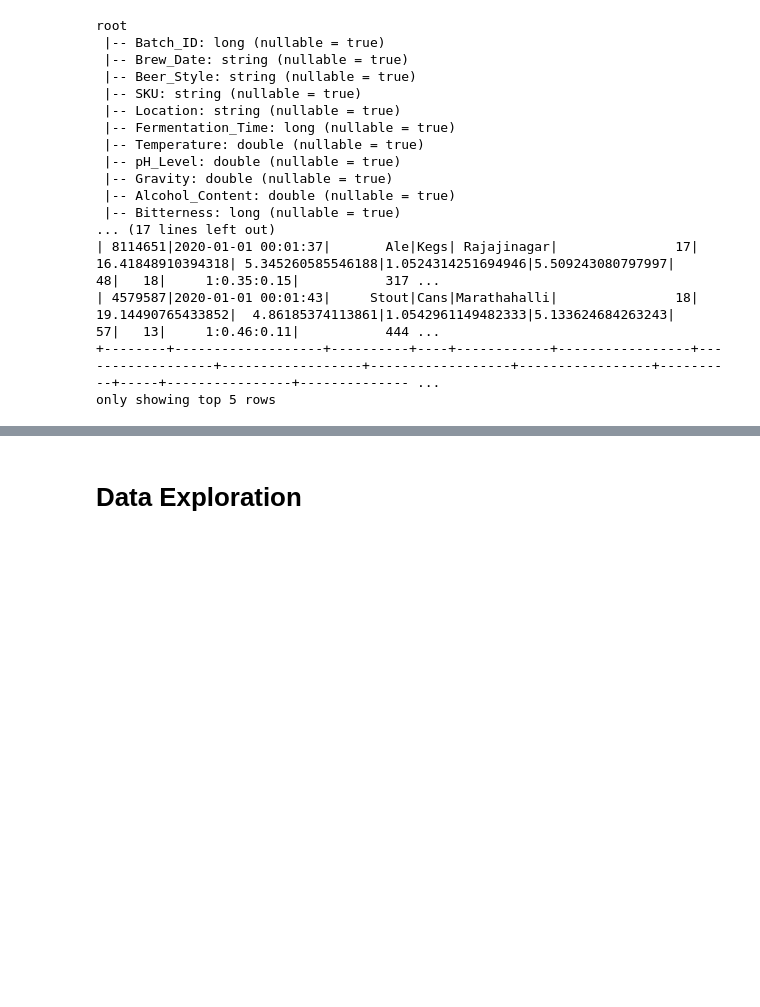
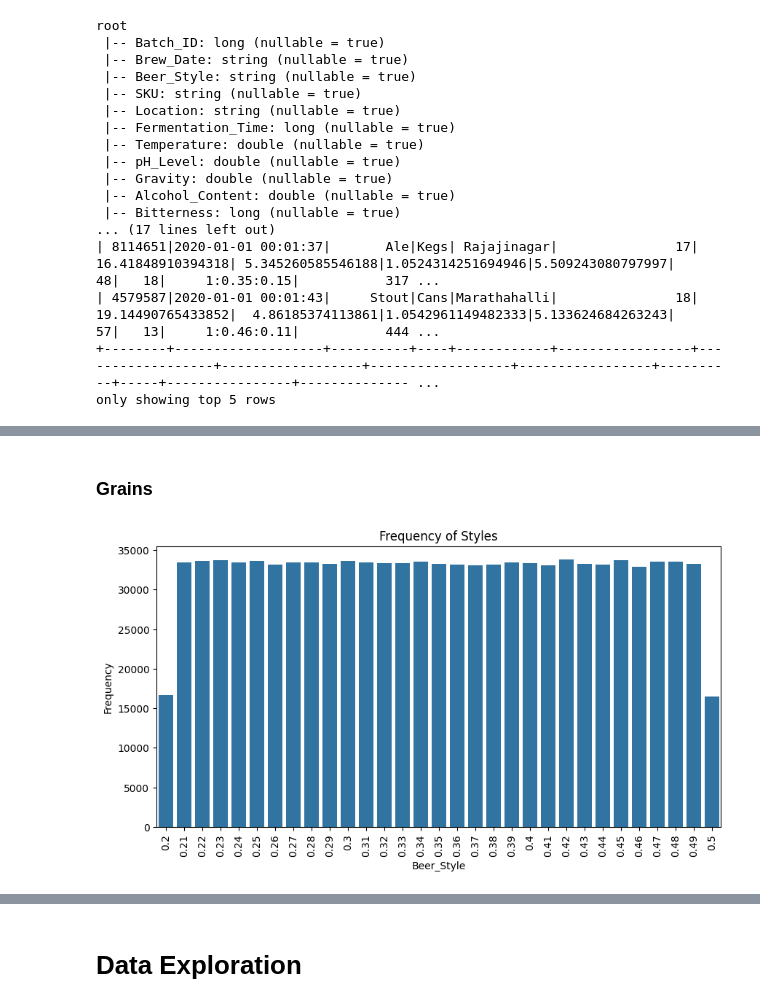
Before and after one commit to VincenzoRocchi/DDAM, a Jupyter notebook: code/Brewery.ipynb, the cells around one changed output, grey strips where cells are left out. Saved outputs shown, nothing was run; the diff lists cells and outputs as text; code cells hidden in the pictures; blank space fills up the shorter version.

```diff
--- a/code/Brewery.ipynb
+++ b/code/Brewery.ipynb
@@ -166,0 +290,14 @@ print(distinct_cat_counts)
+# %% [markdown]
+### Grains
+# %%
+grains_frequency = sample.groupBy("grains").count().toPandas()
+
+plt.figure(figsize=(10, 5))
+sns.barplot(data=grains_frequency, x="grains", y="count", order=grains_frequency.sort_values('grains', ascending=True)["grains"])
+plt.title('Frequency of Styles')
+plt.xlabel('Beer_Style')
+plt.ylabel('Frequency')
+plt.xticks(rotation=90)
+plt.show()
+# %% [output]
+[figure, added]
```
Also changed, not shown: parts of 66 cells of this notebook, 1 other file.
